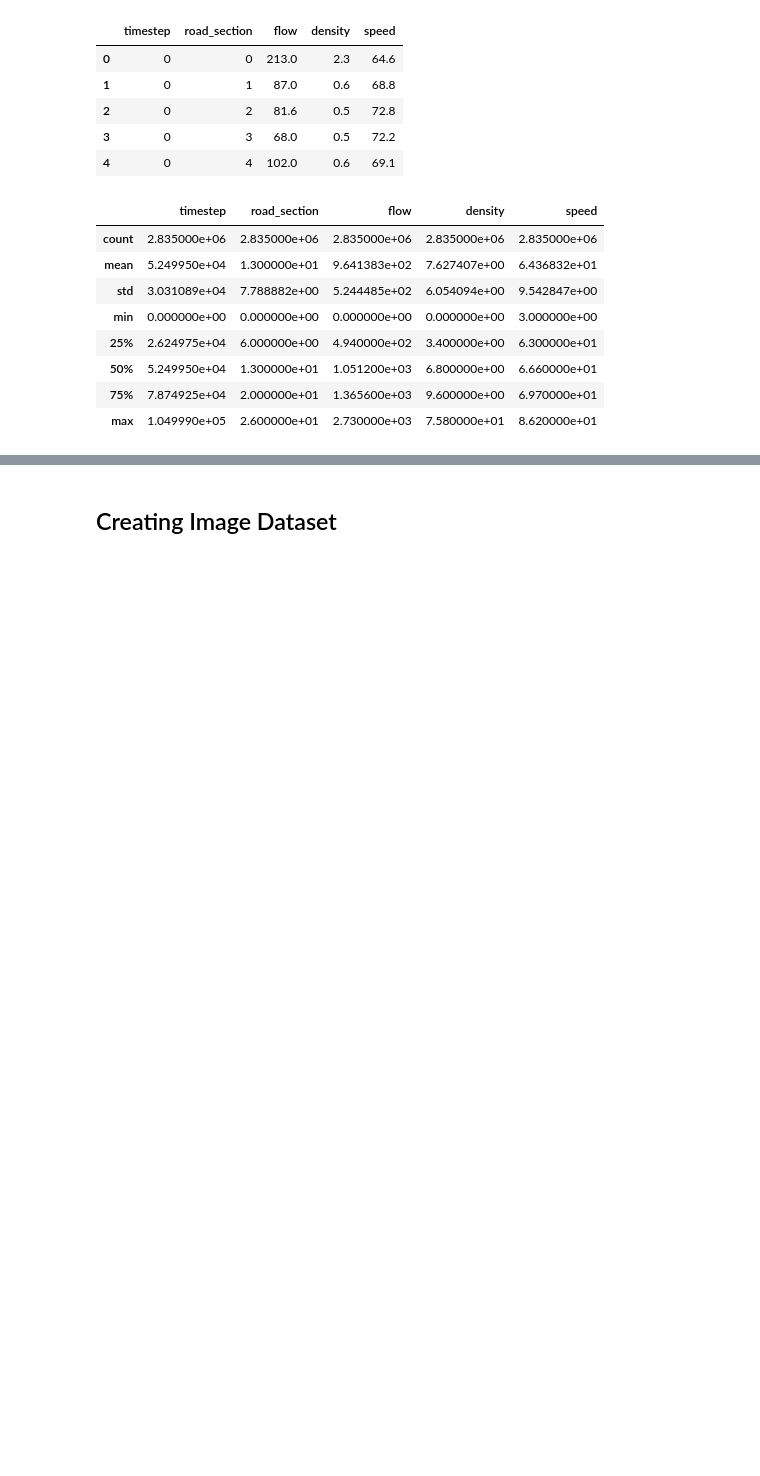
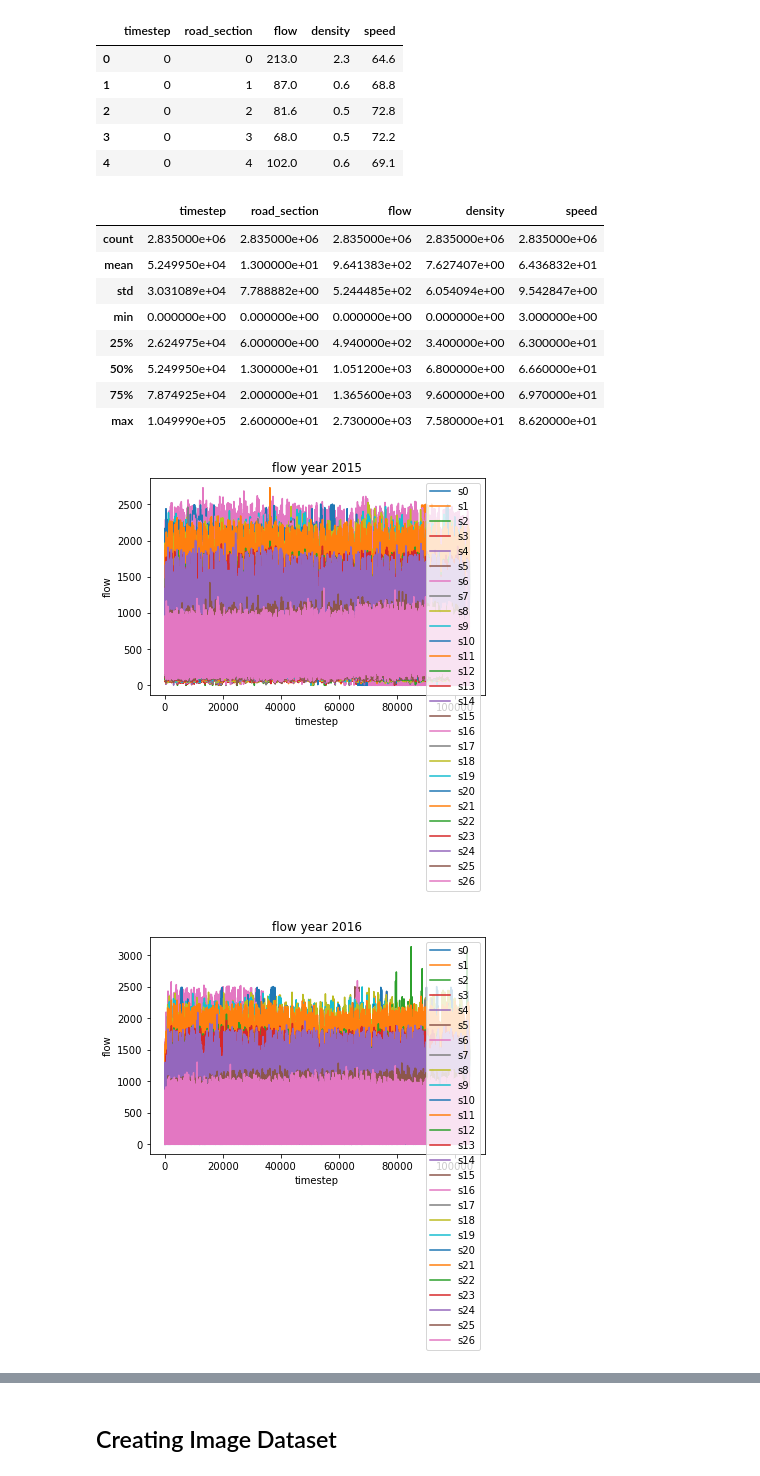
Before and after one commit to josegg05/CUTMaC-CloudApps, a Jupyter notebook: california_data_analisys.ipynb, the cells around one changed output, grey strips where cells are left out. Cells and saved outputs as stored; diff of their text form; code cells hidden in the pictures; blank space fills up the shorter version.

```diff
--- a/california_data_analisys.ipynb
+++ b/california_data_analisys.ipynb
@@ -12,3 +10,6 @@ cali_dataset_2015 = pd.read_csv("datasets/california_paper_eRCNN/I5-N-3/2015.csv
+# %%
+cali_dataset_2015 = pd.read_csv("datasets/california_paper_eRCNN/I5-N-3/2015.csv")
+cali_dataset_2016 = pd.read_csv("datasets/california_paper_eRCNN/I5-N-3/2016.csv")
 # %%
 cali_dataset_2015.head()
 # %% [output]
@@ -30,3 +31,29 @@ cali_dataset_2015.describe()
 | 50% | 5.249950e+04 | 1.300000e+01 | 1.051200e+03 | 6.800000e+00 | 6.660000e+01 |
 | 75% | 7.874925e+04 | 2.000000e+01 | 1.365600e+03 | 9.600000e+00 | 6.970000e+01 |
 | max | 1.049990e+05 | 2.600000e+01 | 2.730000e+03 | 7.580000e+01 | 8.620000e+01 |
+# %%
+sensors = ['flow', 'density', 'speed']
+figure=0
+for sensor in sensors:
+    plt.figure(figure)
+    figure+=1
+    for section in range(27):
+        plt.plot(cali_dataset_2015[cali_dataset_2015['road_section']==section][sensor].values, label=f"s{section}")
+    plt.title(sensor + " year 2015")
+    plt.xlabel("timestep")
+    plt.ylabel(sensor)
+    plt.legend()
+    plt.show()
+
+    plt.figure(figure)
+    figure+=1
+    for section in range(27):
+        plt.plot(cali_dataset_2016[cali_dataset_2016['road_section']==section][sensor].values, label=f"s{section}")
+    plt.title(sensor + " year 2016")
+    plt.xlabel("timestep")
+    plt.ylabel(sensor)
+    plt.legend()
+    plt.show()
+# %% [output]
+[figure, added]
+[figure, added]
```
Also changed, not shown: parts of 8 cells of this notebook, 2 other files.
